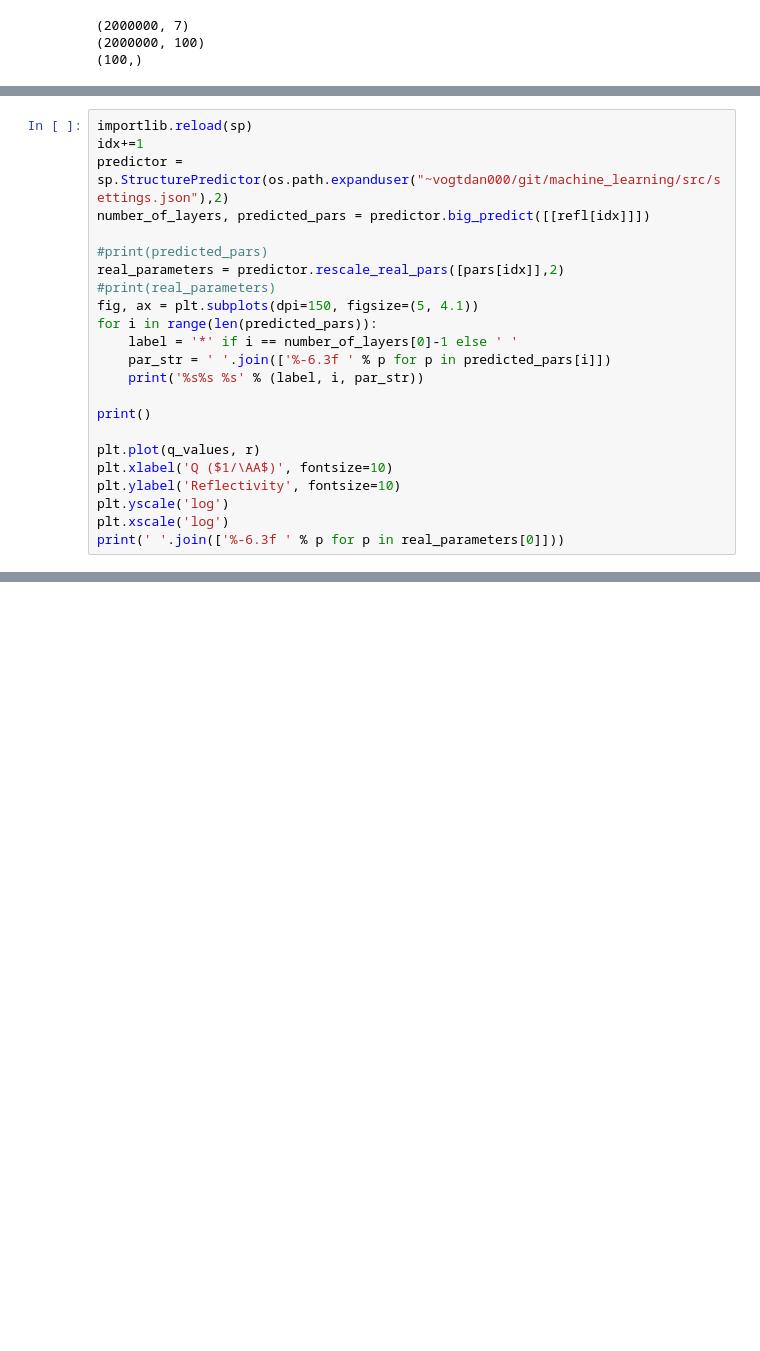
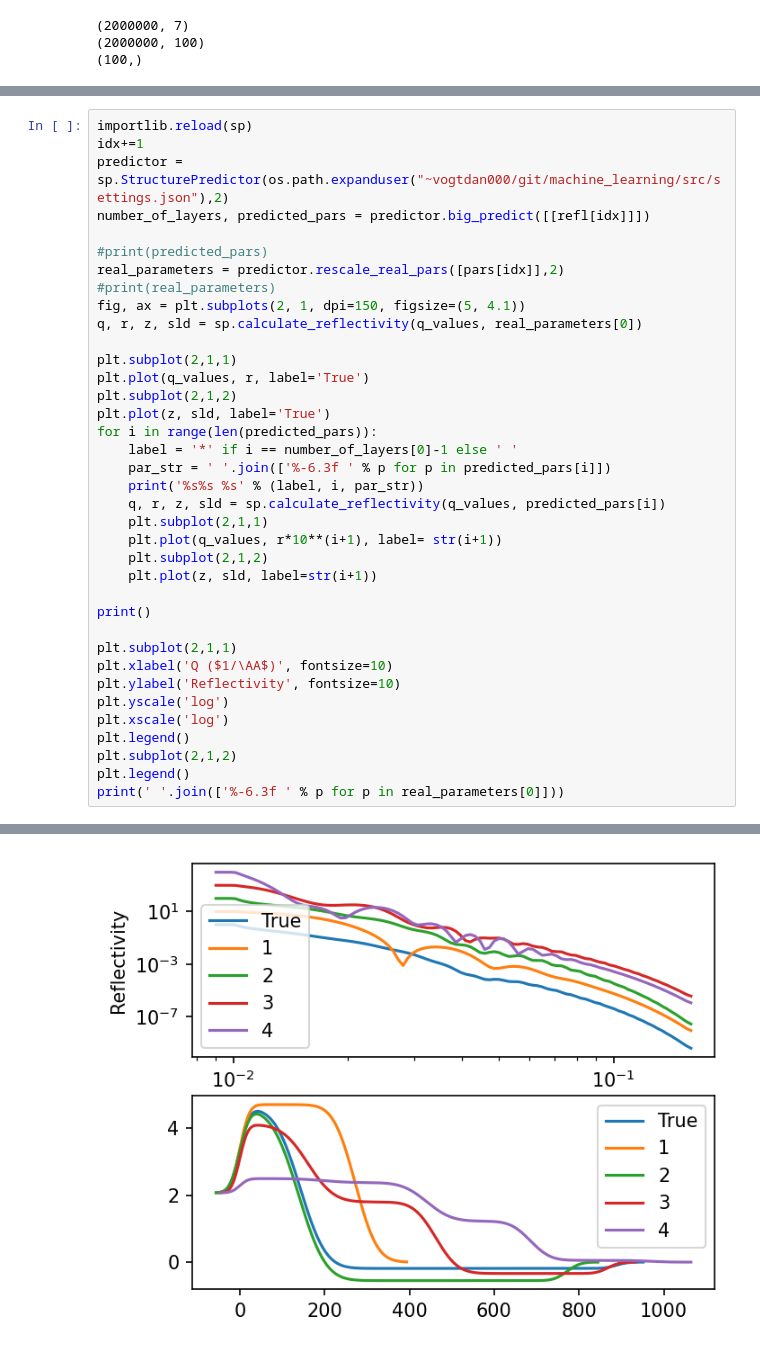
Before and after one commit to imeliamb/machine_learning, a Jupyter notebook: notebooks/Structure_Predictors/first_predictor.ipynb, the cells around one changed output, grey strips where cells are left out. Cells and saved outputs as stored; diff of their text form; blank space fills up the shorter version.

```diff
--- a/notebooks/Structure_Predictors/first_predictor.ipynb
+++ b/notebooks/Structure_Predictors/first_predictor.ipynb
@@ -79,18 +79,32 @@ number_of_layers, predicted_pars = predictor.big_predict([[refl[idx]]])
 #print(predicted_pars)
 real_parameters = predictor.rescale_real_pars([pars[idx]],2)
 #print(real_parameters)
-fig, ax = plt.subplots(dpi=150, figsize=(5, 4.1))
+fig, ax = plt.subplots(2, 1, dpi=150, figsize=(5, 4.1))
+q, r, z, sld = sp.calculate_reflectivity(q_values, real_parameters[0])
+
+plt.subplot(2,1,1)
+plt.plot(q_values, r, label='True')
+plt.subplot(2,1,2)
+plt.plot(z, sld, label='True')
 for i in range(len(predicted_pars)):
     label = '*' if i == number_of_layers[0]-1 else ' '
     par_str = ' '.join(['%-6.3f ' % p for p in predicted_pars[i]])
     print('%s%s %s' % (label, i, par_str))
+    q, r, z, sld = sp.calculate_reflectivity(q_values, predicted_pars[i])
+    plt.subplot(2,1,1)
+    plt.plot(q_values, r*10**(i+1), label= str(i+1))
+    plt.subplot(2,1,2)
+    plt.plot(z, sld, label=str(i+1))
 
 print()
 
-plt.plot(q_values, r)
+plt.subplot(2,1,1)
 plt.xlabel('Q ($1/\AA$)', fontsize=10)
 plt.ylabel('Reflectivity', fontsize=10)
 plt.yscale('log')
 plt.xscale('log')
+plt.legend()
+plt.subplot(2,1,2)
+plt.legend()
 print(' '.join(['%-6.3f ' % p for p in real_parameters[0]]))
 # %% [output]
@@ -106,0 +121 @@ print(' '.join(['%-6.3f ' % p for p in real_parameters[0]]))
+[figure, added]
```
Also changed, not shown: parts of 3 cells of this notebook, 5 other files.
